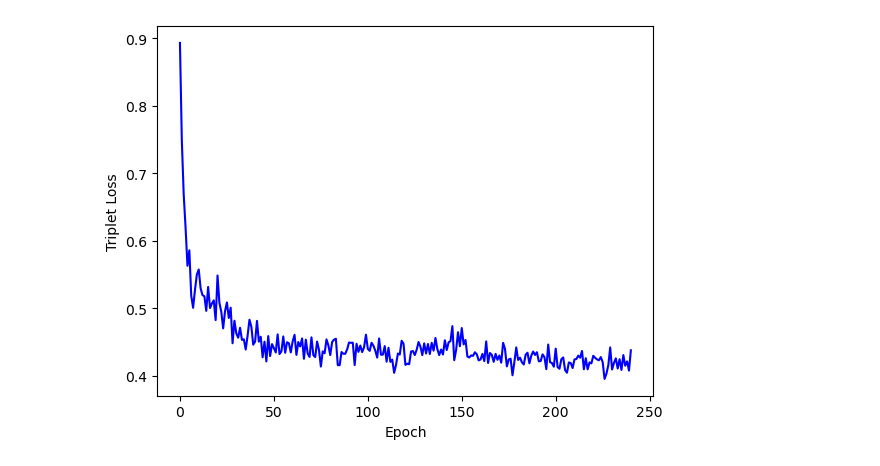
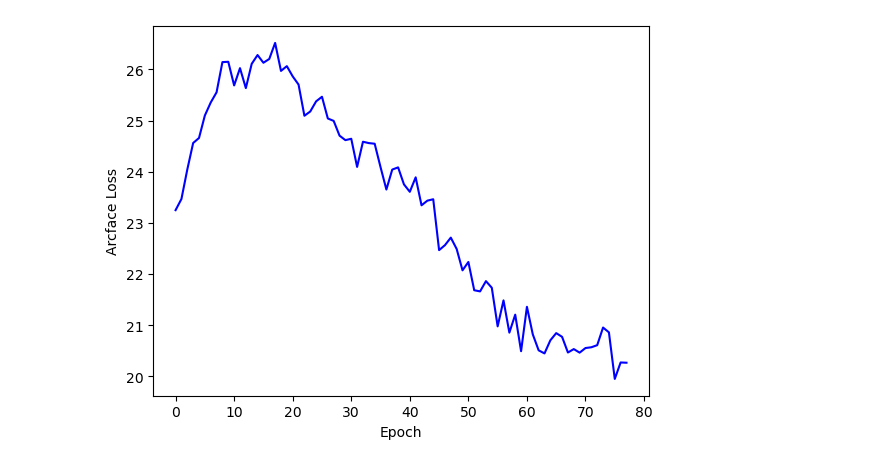
Before and after one commit to suneettipirneni/pill-identification, a Jupyter notebook: report/json-to-graphs.ipynb, the cells around one changed output. Drawn from its saved outputs; the diff is of its cells as text; code cells hidden in the pictures.

```diff
--- a/report/json-to-graphs.ipynb
+++ b/report/json-to-graphs.ipynb
@@ -56,8 +28,5 @@ plotgraphs(data1,'Metric Loss')
-# %%
-
-with open('/home/ron/Downloads/tensorboard/runs_Apr06_22-18-55_evc7 (5).json','r') as file:
-    data1 = json.load(file)
-
-plotgraphs(data1,'Triplet Loss')
-# %% [output]
-[figure, removed]
+# %%
+
+plotgraphs(base+'arc.json','Arcface Loss')
+# %% [output]
+[figure, added]
```
Also changed, not shown: parts of 11 cells of this notebook, 9 other files.
